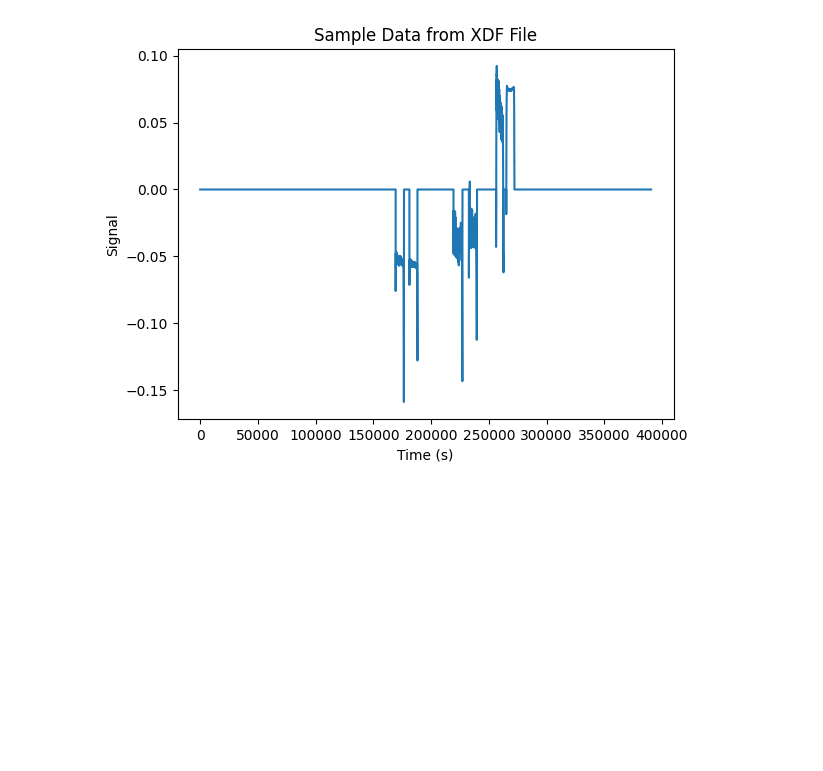
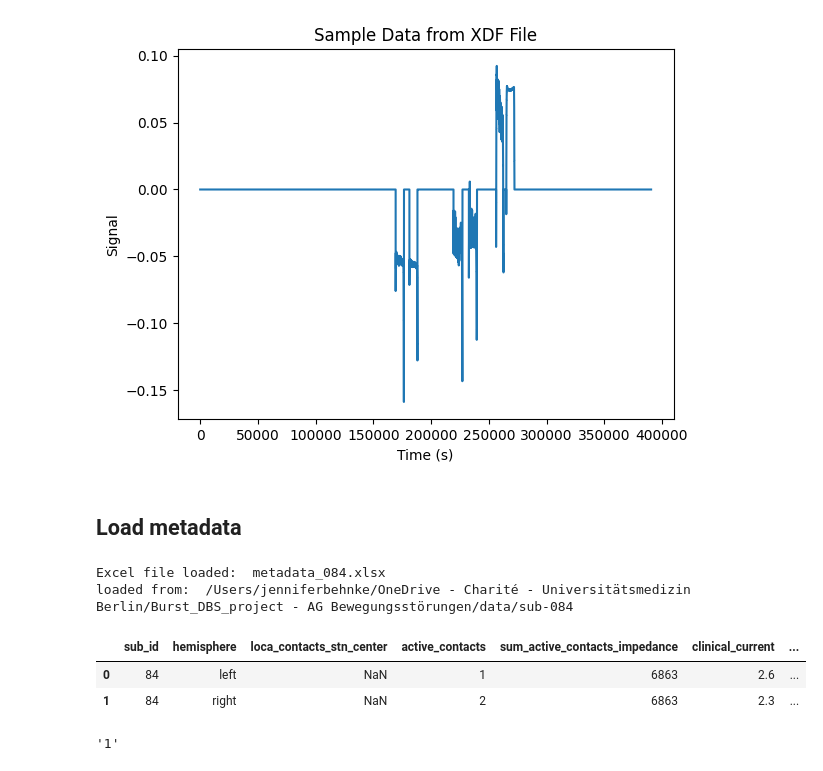
Before and after one commit to JKBehnke/patterned_DBS, a Jupyter notebook: notebooks/burst_dbs_helpers.ipynb, the cells around one changed output. Cells and saved outputs as stored; diff of their text form; code cells hidden in the pictures; blank space fills up the shorter version.

```diff
--- a/notebooks/burst_dbs_helpers.ipynb
+++ b/notebooks/burst_dbs_helpers.ipynb
@@ -255,3 +260,25 @@ plt.title('Sample Data from XDF File')
 plt.show()
 # %% [output]
 [figure]
+# %% [markdown]
+## Load metadata
+# %%
+metadata = io.load_metadata_excel(
+    sub="084",
+    sheet_name="stimulation_parameters",
+)
+# %% [output]
+Excel file loaded:  metadata_084.xlsx
+loaded from:  /Users/jenniferbehnke/OneDrive - Charité - Universitätsmedizin Berlin/Burst_DBS_project - AG Bewegungsstörungen/data/sub-084
+# %%
+metadata
+# %% [output]
+|  | sub_id | hemisphere | loca_contacts_stn_center | active_contacts | sum_active_contacts_impedance | clinical_current | ... |
+| 0 | 84 | left | NaN | 1 | 6863 | 2.6 | ... |
+| 1 | 84 | right | NaN | 2 | 6863 | 2.3 | ... |
+# %%
+left_stim_contact = metadata.loc[metadata["hemisphere"] == "left"]
+left_stim_contact = left_stim_contact.active_contacts.values[0]
+str(left_stim_contact)
+# %% [output]
+'1'
```
Also changed, not shown: parts of 1 cell of this notebook, 8 other files.
